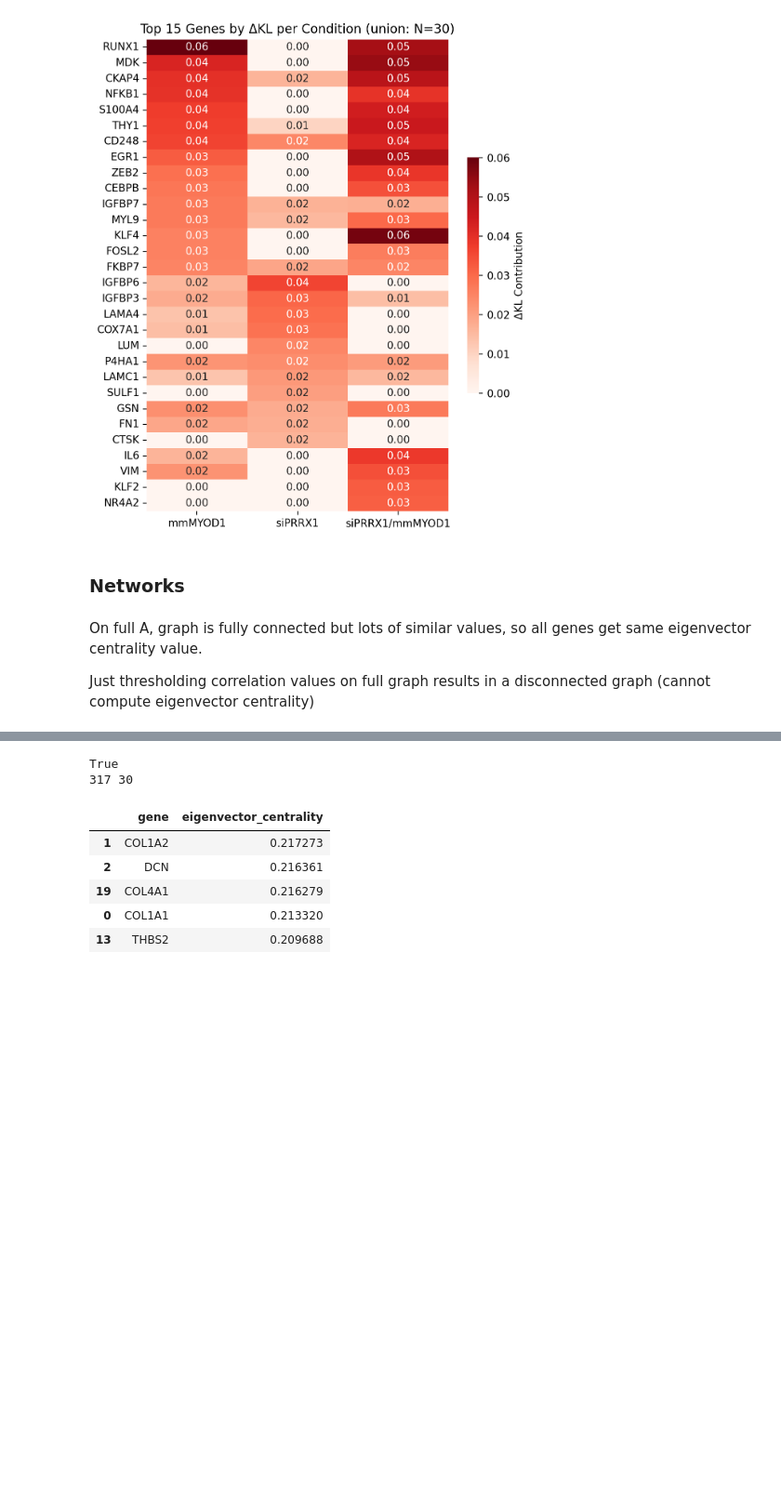
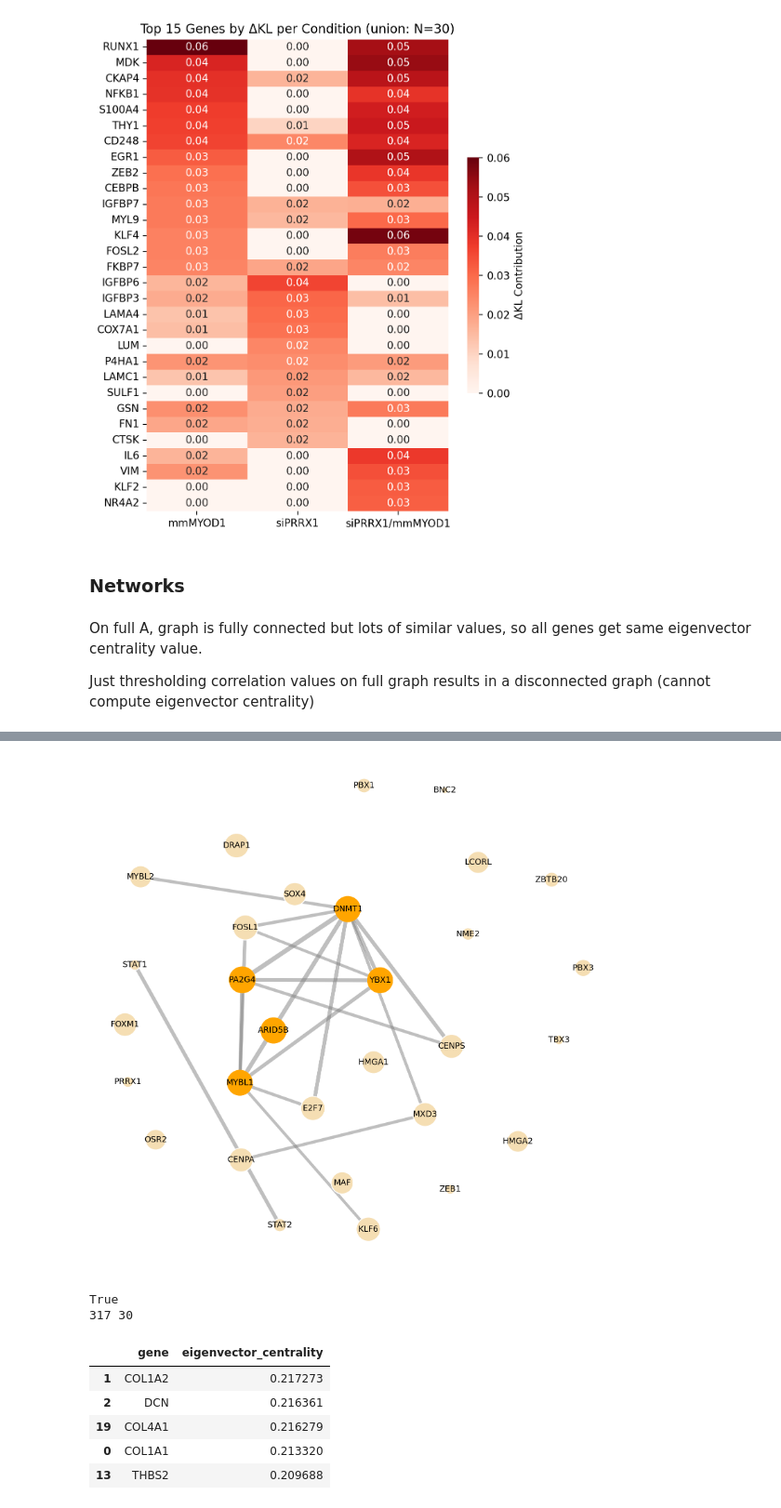
Before and after one commit to jrcwycy/hybrid_reprogramming, a Jupyter notebook: notebooks/networks/gene_distances.ipynb, the cells around one changed output, grey strips where cells are left out. Shown at 93% size. Drawn from its saved outputs; the diff is of its cells as text; code cells hidden in the pictures; blank space fills up the shorter version.

```diff
--- a/notebooks/networks/gene_distances.ipynb
+++ b/notebooks/networks/gene_distances.ipynb
@@ -715,2 +1431,59 @@ Just thresholding correlation values on full graph results in a disconnected gra
+# %%
+cent_vals = np.array(list(centrality.values()))
+min_size = 50
+max_size = 800
+node_sizes = min_size + (cent_vals - cent_vals.min()) / (cent_vals.max() - cent_vals.min()) * (max_size - min_size)
+
+weights = np.array([d["weight"] for u, v, d in G_thresh.edges(data=True)])
+if len(weights) == 0:
+    edge_widths = []
+else:
+    min_w = weights.min()
+    max_w = weights.max()
+    if max_w == min_w:
+        edge_widths = [min_edge_width] * len(weights)
+    else:
+        edge_widths = 0.5 + (weights - min_w) / (max_w - min_w) * (5 - 0.5)
+
+# Step 6 — layout
+pos = nx.spring_layout(G_thresh, seed=42, k=1.5)
+
+plt.figure(figsize=(10, 10))
+
+# Draw edges
+t = 0.25
+
+edges_to_draw = [(u, v) for u, v, d in G_thresh.edges(data=True) if d['weight'] >= t]
+edges_widths_to_draw = [width for (u, v), width in zip(G_thresh.edges(), edge_widths) if G_thresh[u][v]["weight"] >= t]
+
+nx.draw_networkx_edges(G_thresh, pos, edgelist=edges_to_draw,
+                       width=edges_widths_to_draw, alpha=0.5, edge_color="grey")
+
+# Draw nodes
+nx.draw_networkx_nodes(G_thresh, pos, node_size=[node_sizes[list(G_thresh.nodes()).index(n)] for n in G_thresh.nodes()],
+                       node_color="wheat", edgecolors='white')
+
+labels = {g: g for g in G_thresh.nodes()}
+nx.draw_networkx_labels(G_thresh, pos, labels=labels, font_size=9)
+
+# Highlight top genes
+top_genes = None
+top_n_genes = 5
+
+if top_genes is None and top_n_genes is not None:
+    top_genes = sorted(centrality, key=centrality.get, reverse=True)[:top_n_genes]
+if top_genes:
+    top_genes = [g for g in top_genes if g in G_thresh.nodes()]  # only those present
+    nx.draw_networkx_nodes(
+        G_thresh, pos, nodelist=top_genes, node_color="orange",
+        node_size=[node_sizes[list(G_thresh.nodes()).index(g)] for g in top_genes if g in G_thresh.nodes()]
+    )
+    # top_labels = {g: g for g in top_genes}
+    # nx.draw_networkx_labels(G_thresh, pos, labels=top_labels, font_size=9)#, font_weight='bold')
+
+plt.axis("off")
+plt.show()
+# %% [output]
+[figure, added]
 # %%
 tmp = adjacency_matrices['Control']
```
Also changed, not shown: parts of 26 cells of this notebook.
